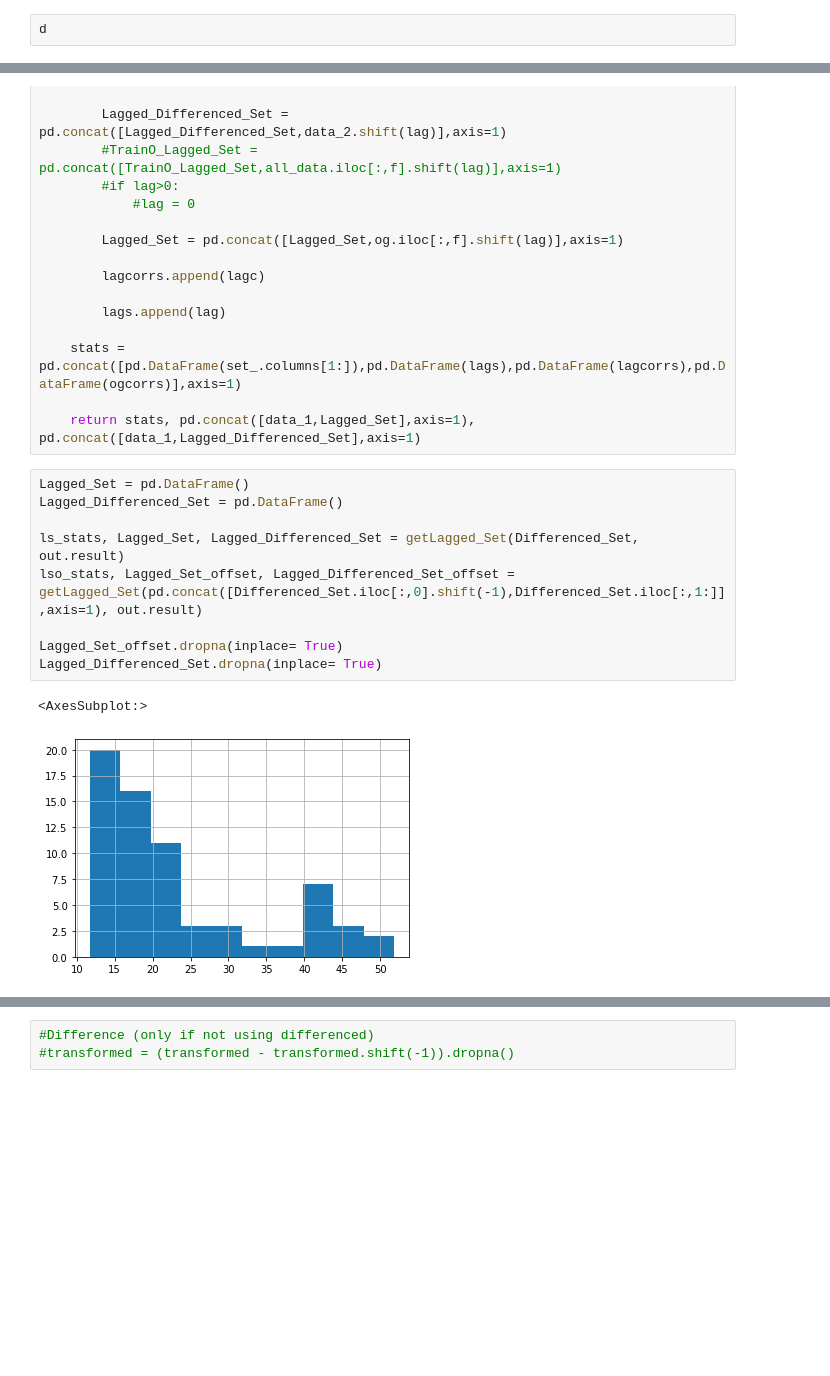
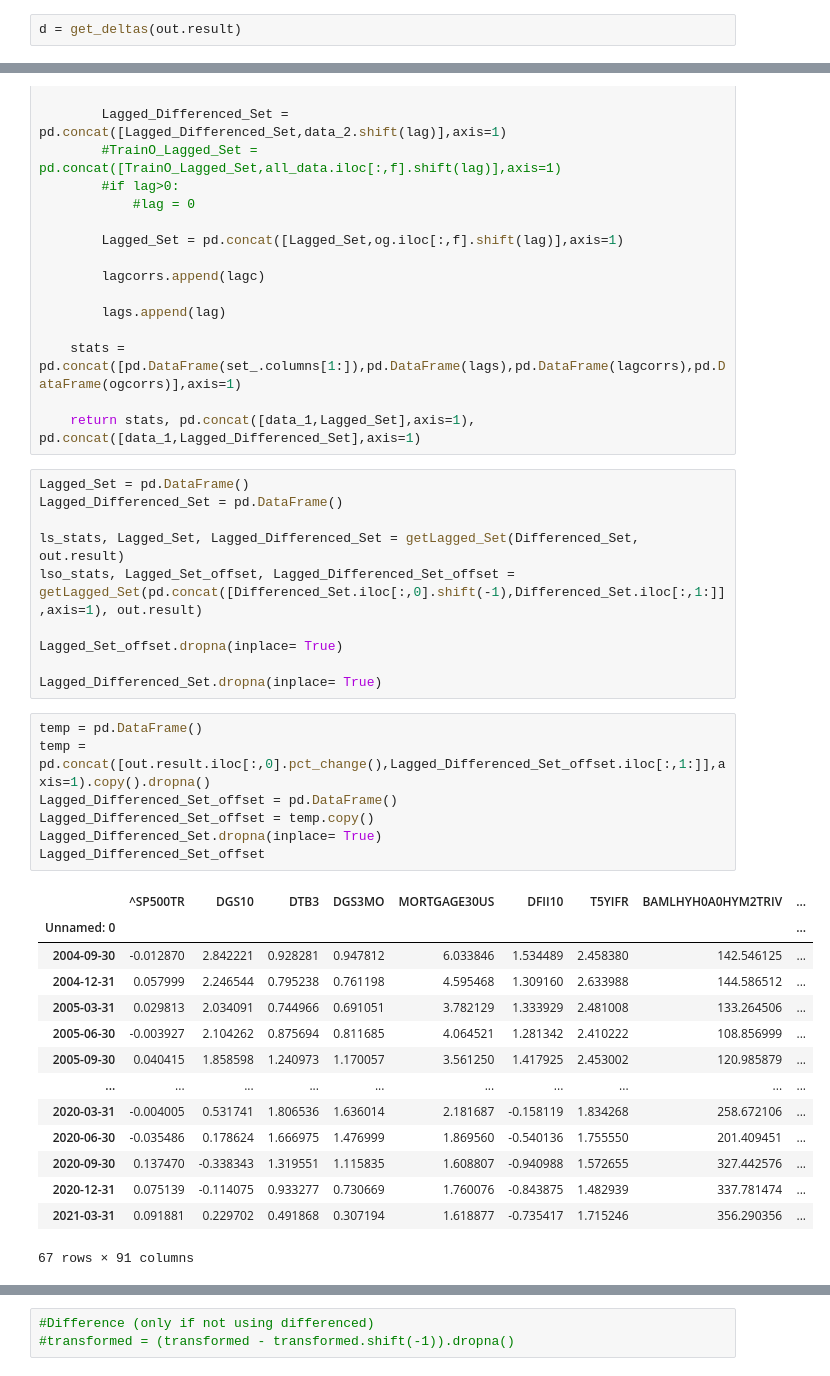
Before and after one commit to webclinic017/Python-Stock-1, a Jupyter notebook: FRED_analysis.ipynb, the cells around one changed output, grey strips where cells are left out. Saved outputs shown, nothing was run; the diff lists cells and outputs as text; blank space fills up the shorter version.

Commit message:
Update FRED_analysis.ipynb
properly configured SVM's and lagged data

```diff
--- a/FRED_analysis.ipynb
+++ b/FRED_analysis.ipynb
@@ -220,2 +280,2 @@ d=R.conversion.rpy2py((r_f(R.conversion.py2rpy(out.result.dropna()))))
 # %%
-d
+d = get_deltas(out.result)
@@ -492,11 +457,30 @@ ls_stats, Lagged_Set, Lagged_Differenced_Set = getLagged_Set(Differenced_Set, ou
 lso_stats, Lagged_Set_offset, Lagged_Differenced_Set_offset = getLagged_Set(pd.concat([Differenced_Set.iloc[:,0].shift(-1),Differenced_Set.iloc[:,1:]],axis=1), out.result)
 
 Lagged_Set_offset.dropna(inplace= True)
+
 Lagged_Differenced_Set.dropna(inplace= True)
 # %%
+temp = pd.DataFrame()
+temp = pd.concat([out.result.iloc[:,0].pct_change(),Lagged_Differenced_Set_offset.iloc[:,1:]],axis=1).copy().dropna()
+Lagged_Differenced_Set_offset = pd.DataFrame()
+Lagged_Differenced_Set_offset = temp.copy()
+Lagged_Differenced_Set.dropna(inplace= True)
+Lagged_Differenced_Set_offset
 # %% [output]
+|  | ^SP500TR | DGS10 | DTB3 | DGS3MO | MORTGAGE30US | DFII10 | T5YIFR | BAMLHYH0A0HYM2TRIV | ... |
+| Unnamed: 0 |  |  |  |  |  |  |  |  | ... |
+| 2004-09-30 | -0.012870 | 2.842221 | 0.928281 | 0.947812 | 6.033846 | 1.534489 | 2.458380 | 142.546125 | ... |
+| 2004-12-31 | 0.057999 | 2.246544 | 0.795238 | 0.761198 | 4.595468 | 1.309160 | 2.633988 | 144.586512 | ... |
+| 2005-03-31 | 0.029813 | 2.034091 | 0.744966 | 0.691051 | 3.782129 | 1.333929 | 2.481008 | 133.264506 | ... |
+| 2005-06-30 | -0.003927 | 2.104262 | 0.875694 | 0.811685 | 4.064521 | 1.281342 | 2.410222 | 108.856999 | ... |
+| 2005-09-30 | 0.040415 | 1.858598 | 1.240973 | 1.170057 | 3.561250 | 1.417925 | 2.453002 | 120.985879 | ... |
+| ... | ... | ... | ... | ... | ... | ... | ... | ... | ... |
+| 2020-03-31 | -0.004005 | 0.531741 | 1.806536 | 1.636014 | 2.181687 | -0.158119 | 1.834268 | 258.672106 | ... |
+| 2020-06-30 | -0.035486 | 0.178624 | 1.666975 | 1.476999 | 1.869560 | -0.540136 | 1.755550 | 201.409451 | ... |
+| 2020-09-30 | 0.137470 | -0.338343 | 1.319551 | 1.115835 | 1.608807 | -0.940988 | 1.572655 | 327.442576 | ... |
+| 2020-12-31 | 0.075139 | -0.114075 | 0.933277 | 0.730669 | 1.760076 | -0.843875 | 1.482939 | 337.781474 | ... |
+| 2021-03-31 | 0.091881 | 0.229702 | 0.491868 | 0.307194 | 1.618877 | -0.735417 | 1.715246 | 356.290356 | ... |
-<AxesSubplot:>
+67 rows × 91 columns
-[figure, removed]
 # %%
 print(ls_stats)
 print(lso_stats)
```
Also changed, not shown: parts of 27 cells of this notebook.
